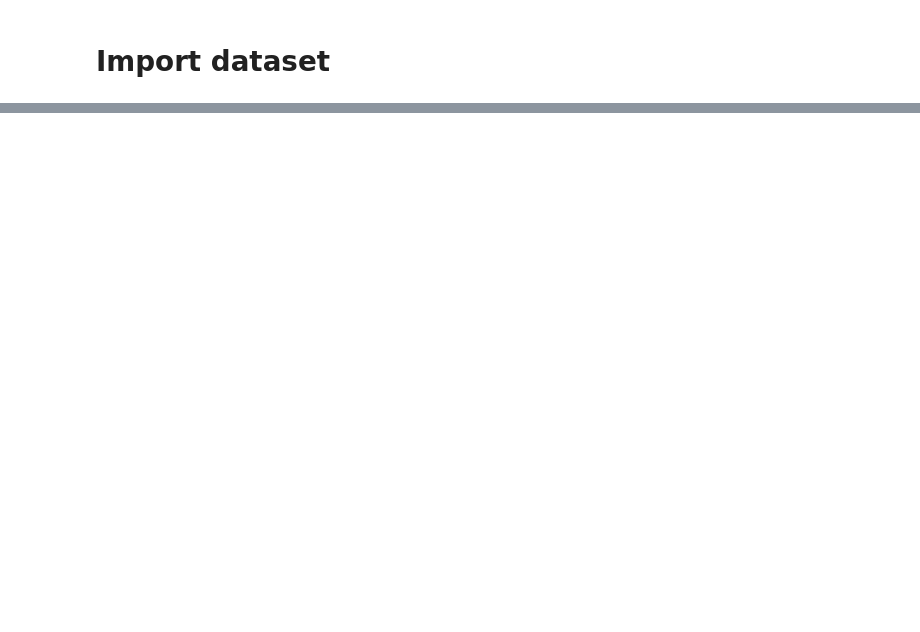
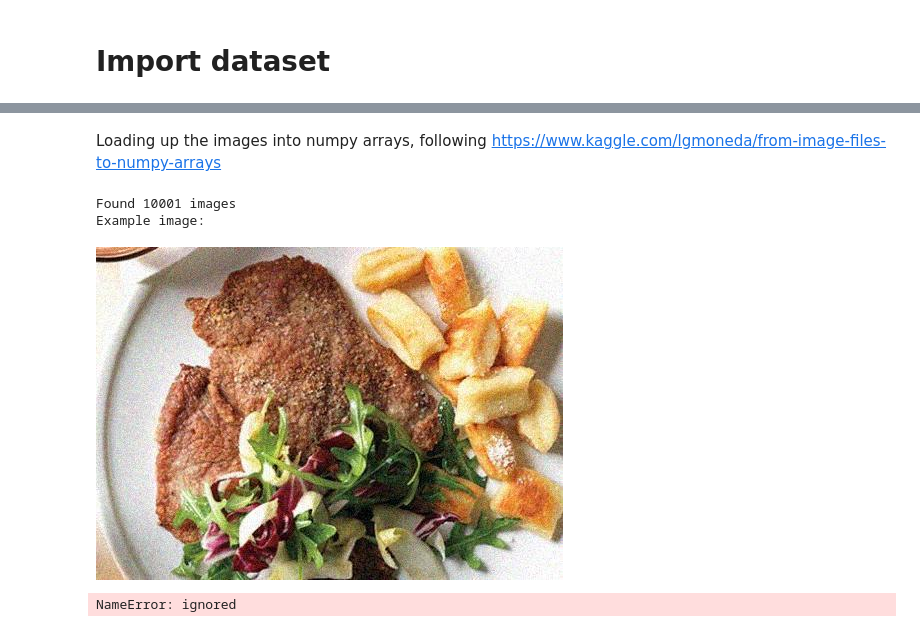
Before and after one commit to dunjacekic/ethz-intro-ml, a Jupyter notebook: project_4/cnns4food.ipynb, the cells around one changed output, grey strips where cells are left out. Cells and saved outputs as stored; diff of their text form; code cells hidden in the pictures; blank space fills up the shorter version.

```diff
--- a/project_4/cnns4food.ipynb
+++ b/project_4/cnns4food.ipynb
@@ -15,0 +26,14 @@ drive.mount()
+# %% [markdown]
+Loading up the images into numpy arrays, following https://www.kaggle.com/lgmoneda/from-image-files-to-numpy-arrays
+# %%
+folder = '/content/drive/My Drive/Colab Notebooks/'
+filenames = [file for file in os.listdir(folder + 'food')
+if os.path.isfile(os.path.join(folder + 'food', file))]
+
+print("Found {} images".format(len(filenames)))
+print("Example image:")
+display(Image(folder + 'food/' + filenames[0]))
+# %% [output]
+Found 10001 images
+Example image:
+[figure, added]
@@ -15,0 +56,21 @@ drive.mount()
+# %%
+train_triplets = load_triplets(folder + 'train_triplets.txt')
+num_samples = len(train_triplets)
+channels = 3 + 3 + 3
+size = 32, 32
+dataset = np.empty(shape=(num_samples * 2,) + size + (channels,), dtype=np.float32)
+labels = np.empty(shape=(num_samples * 2,), dtype=np.int32)
+for i, triplet in enumerate(train_triplets):
+  a = load_and_prepare_image(folder + 'food/' + triplet[0] + '.jpg', size)
+  b = load_and_prepare_image(folder + 'food/' + triplet[1] + '.jpg', size)
+  c = load_and_prepare_image(folder + 'food/' + triplet[2] + '.jpg', size)
+  # The dataset is made out of ABC and ACB orders to that the predictions will
+  # have both 0s and 1s.
+  dataset[i] = np.concatenate((a, b, c), axis=2)
+  labels[i] = 1
+  dataset[2 * i + 1] = np.concatenate((a, c, b), axis=2)
+  labels[2 * i + 1] = 0
+  if i % 20 == 0:
+    print("Loaded {} samples".format(i))
+# %% [output]
+NameError: ignored
```
Also changed, not shown: parts of 6 cells of this notebook.
